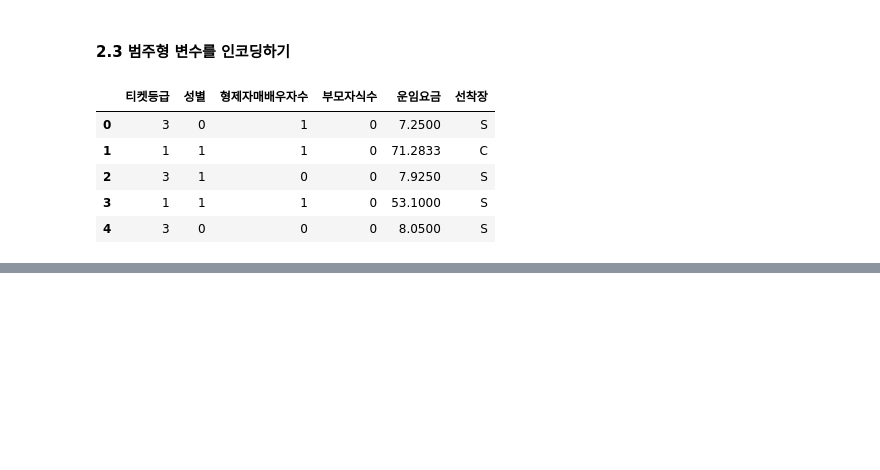
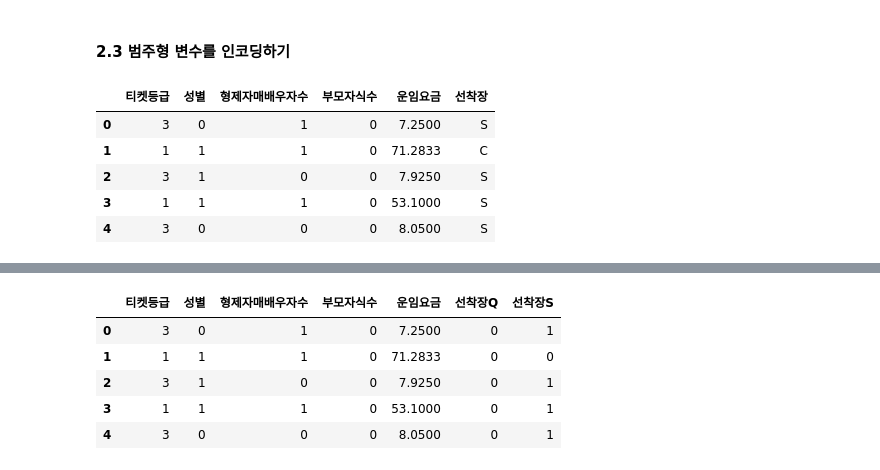
Before and after one commit to lwg1421/TIL, a Jupyter notebook: 1006_XGBClassifier.ipynb, the cells around one changed output, grey strips where cells are left out. Saved outputs shown, nothing was run; the diff lists cells and outputs as text; code cells hidden in the pictures; blank space fills up the shorter version.

```diff
--- a/1005_XGBClassifier.ipynb
+++ b/1006_XGBClassifier.ipynb
@@ -267,0 +281,10 @@ x_train.head()
+# %%
+x_train = x_train.drop(columns = "선착장")
+x_train.head()
+# %% [output]
+|  | 티켓등급 | 성별 | 형제자매배우자수 | 부모자식수 | 운임요금 | 선착장Q | 선착장S |
+| 0 | 3 | 0 | 1 | 0 | 7.2500 | 0 | 1 |
+| 1 | 1 | 1 | 1 | 0 | 71.2833 | 0 | 0 |
+| 2 | 3 | 1 | 0 | 0 | 7.9250 | 0 | 1 |
+| 3 | 1 | 1 | 1 | 0 | 53.1000 | 0 | 1 |
+| 4 | 3 | 0 | 0 | 0 | 8.0500 | 0 | 1 |
```
Also changed, not shown: parts of 24 cells of this notebook.
